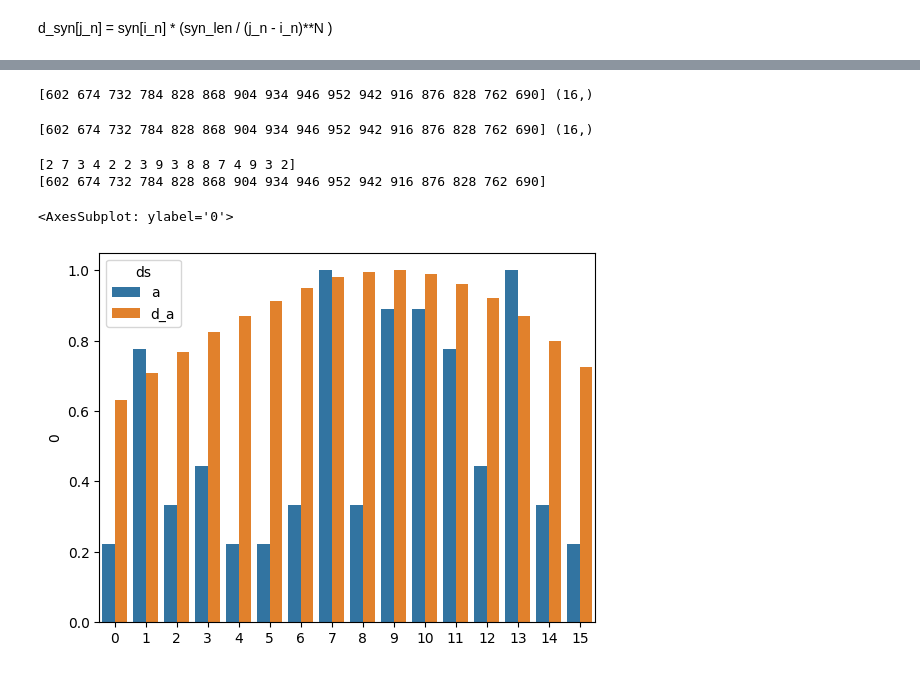
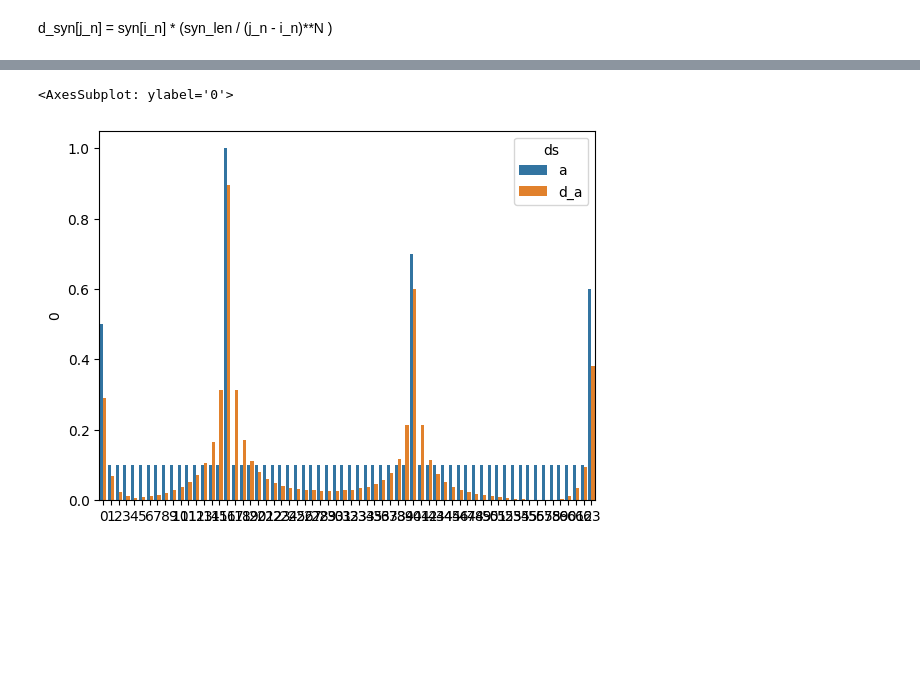
Before and after one commit to ivanoid768/bio_hebbian_with_neighbour_synapse_enforcement, a Jupyter notebook: start.ipynb, the cells around one changed output, grey strips where cells are left out. Drawn from its saved outputs; the diff is of its cells as text; code cells hidden in the pictures; blank space fills up the shorter version.

```diff
--- a/start.ipynb
+++ b/start.ipynb
@@ -5,6 +5,12 @@ import matplotlib.pyplot as plt
 import seaborn as sns
 %matplotlib inline
 
-a = np.random.randint(1,10,16)
+# a = np.random.randint(1,10,16*4)
+a = np.zeros(64)
+a.fill(0.1)
+a[0] = 0.5
+a[16] = 1.0
+a[40] = 0.7
+a[63] = 0.6
 print(a)
 # %% [output]
@@ -13,8 +22,17 @@ print(a)
 d_syn[j_n] = syn[i_n] * (syn_len / (j_n - i_n)**N )
 # %%
 a_idx = np.arange(a.size)
-n = 1
-a_len = a.size**n - np.abs(a_idx[np.newaxis].T - a_idx)**n
+n = 1.5
+# n = 1/n
+# a_len = a.size**n - np.abs(a_idx[np.newaxis].T - a_idx)**n
+# a_len = np.exp(-np.abs(a_idx[np.newaxis].T - a_idx))
+a_len = np.abs(a_idx[np.newaxis].T - a_idx)
+a_len = (np.array(a_len, dtype='float') + 1) ** -n
+# a_len = np.max(a_len) - a_len
 # np.fill_diagonal(a_len, 0)
-print(a_len)
+print(a_len.max(), a_len.min(), a_len.max() / a_len.min())
+
+d_a = np.dot(a, a_len)
+print(d_a.min())
+d_a -= np.min(d_a)
 # %% [output]
@@ -37,33 +41,22 @@ print(a_len)
-# %%
-d_a = np.dot(a_len, a)
-print(d_a, d_a.shape)
-# %% [output]
-[602 674 732 784 828 868 904 934 946 952 942 916 876 828 762 690] (16,)
-# %%
-d_a = np.dot(a, a_len)
-print(d_a, d_a.shape)
-# %% [output]
-[602 674 732 784 828 868 904 934 946 952 942 916 876 828 762 690] (16,)
 # %%
-print(a)
-print(d_a)
+# print(a)
+# print(d_a)
 
 # sns.barplot(x=np.arange(a.size), y=a, color='red')
 # my_array = np.array([np.arange(a.size), a, d_a]).T
 # print(my_array)
 # df = pd.DataFrame(my_array, columns = ['A','B','C'])
 # sns.barplot(data=df, x='A', y='C', hue='A', palette=['blue', 'red'])
+
 ds1 = pd.DataFrame(a/np.max(a))
-ds2 = pd.DataFrame(d_a/np.max(d_a))
+ds2 = pd.DataFrame(d_a) # /np.max(d_a)   - np.min(d_a)
 ds1['ds'] = 'a'
 ds2['ds'] = 'd_a'
 dss = pd.concat([ds1, ds2])
 sns.barplot(x=dss.index, y=dss[0], hue='ds', data=dss)
 # %% [output]
-[2 7 3 4 2 2 3 9 3 8 8 7 4 9 3 2]
-[602 674 732 784 828 868 904 934 946 952 942 916 876 828 762 690]
+<AxesSubplot: ylabel='0'>
-<AxesSubplot: ylabel='0'>
-[figure, old version]
+[figure, new version]
 # %%
 a_mul = a * a_len
 print(a_mul)
```
Also changed, not shown: parts of 4 cells of this notebook, 4 other files.
